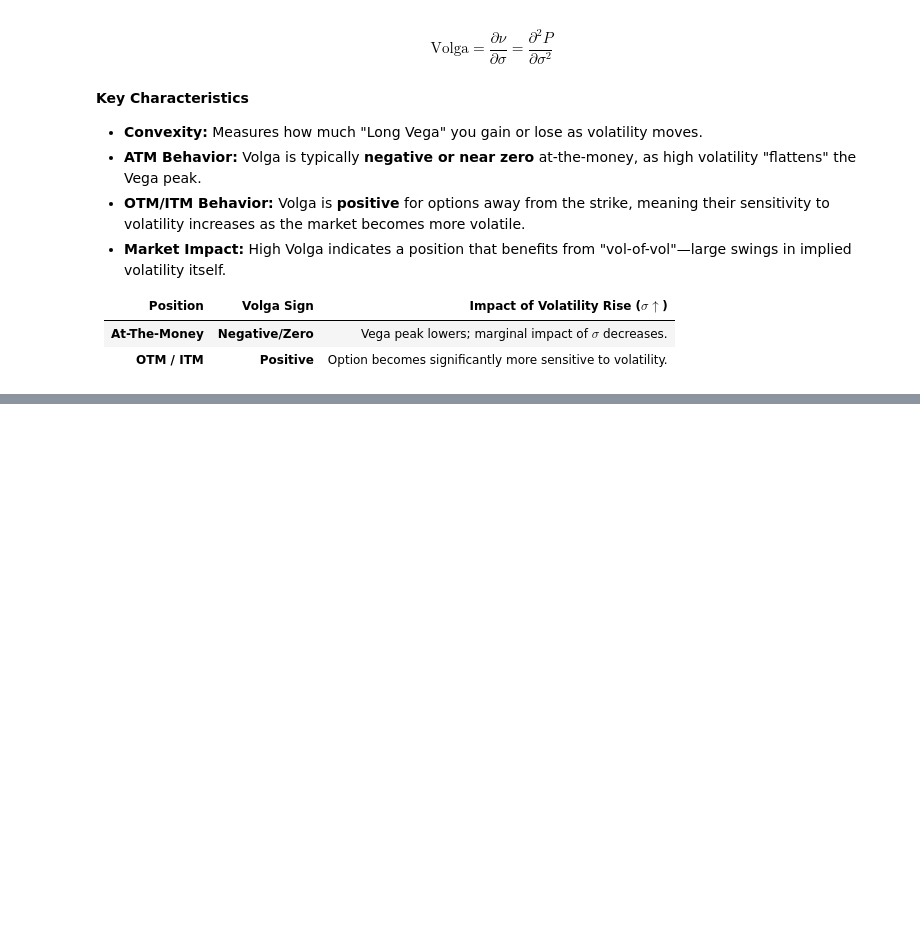
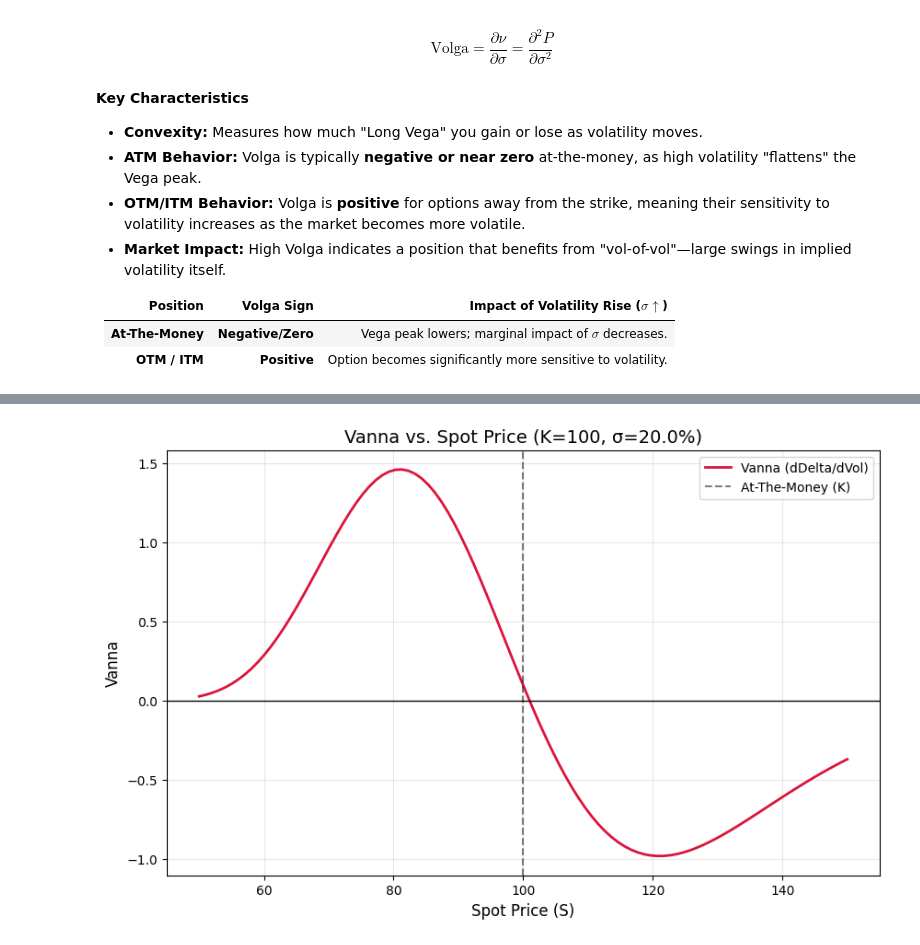
Before and after one commit to Mathis-14/Option_Pricing, a Jupyter notebook: option_basics/option_basics.ipynb, the cells around one changed output, grey strips where cells are left out. Drawn from its saved outputs; the diff is of its cells as text; code cells hidden in the pictures; blank space fills up the shorter version.

Commit message:
Added Vanna and Speed representations

```diff
--- a/option_basics/option_basics.ipynb
+++ b/option_basics/option_basics.ipynb
@@ -518,0 +582,36 @@ plt.show()
+# %%
+def calculate_vanna(S, K, T, r, sigma, q):
+    d1 = (np.log(S / K) + (r - q + 0.5 * sigma**2) * T) / (sigma * np.sqrt(T))
+    d2 = d1 - sigma * np.sqrt(T)
+
+    # Formula: -exp(-q*T) * n(d1) * (d2 / sigma)
+    vanna = -np.exp(-q * T) * norm.pdf(d1) * (d2 / sigma)
+    return vanna
+
+
+# --- Black-Scholes Inputs ---
+S = np.linspace(50, 150, 100) # Spot range
+K = 100                       # Strike
+T = 1.0                       # Time to maturity (1 year)
+r = 0.01                      # Risk-free rate
+sigma = 0.20                  # Implied Volatility
+q = 0.0                       # Dividend yield
+
+
+
+vanna_values = calculate_vanna(S, K, T, r, sigma, q)
+
+# --- Plotting ---
+plt.figure(figsize=(10, 6))
+plt.plot(S, vanna_values, color='crimson', lw=2, label='Vanna (dDelta/dVol)')
+plt.axvline(K, color='black', linestyle='--', alpha=0.5, label='At-The-Money (K)')
+plt.axhline(0, color='black', lw=1)
+
+plt.title(f'Vanna vs. Spot Price (K={K}, σ={sigma*100}%)', fontsize=14)
+plt.xlabel('Spot Price (S)', fontsize=12)
+plt.ylabel('Vanna', fontsize=12)
+plt.grid(True, alpha=0.3)
+plt.legend()
+plt.show()
+# %% [output]
+[figure, added]
```
Also changed, not shown: parts of 11 cells of this notebook, 1 other file.
